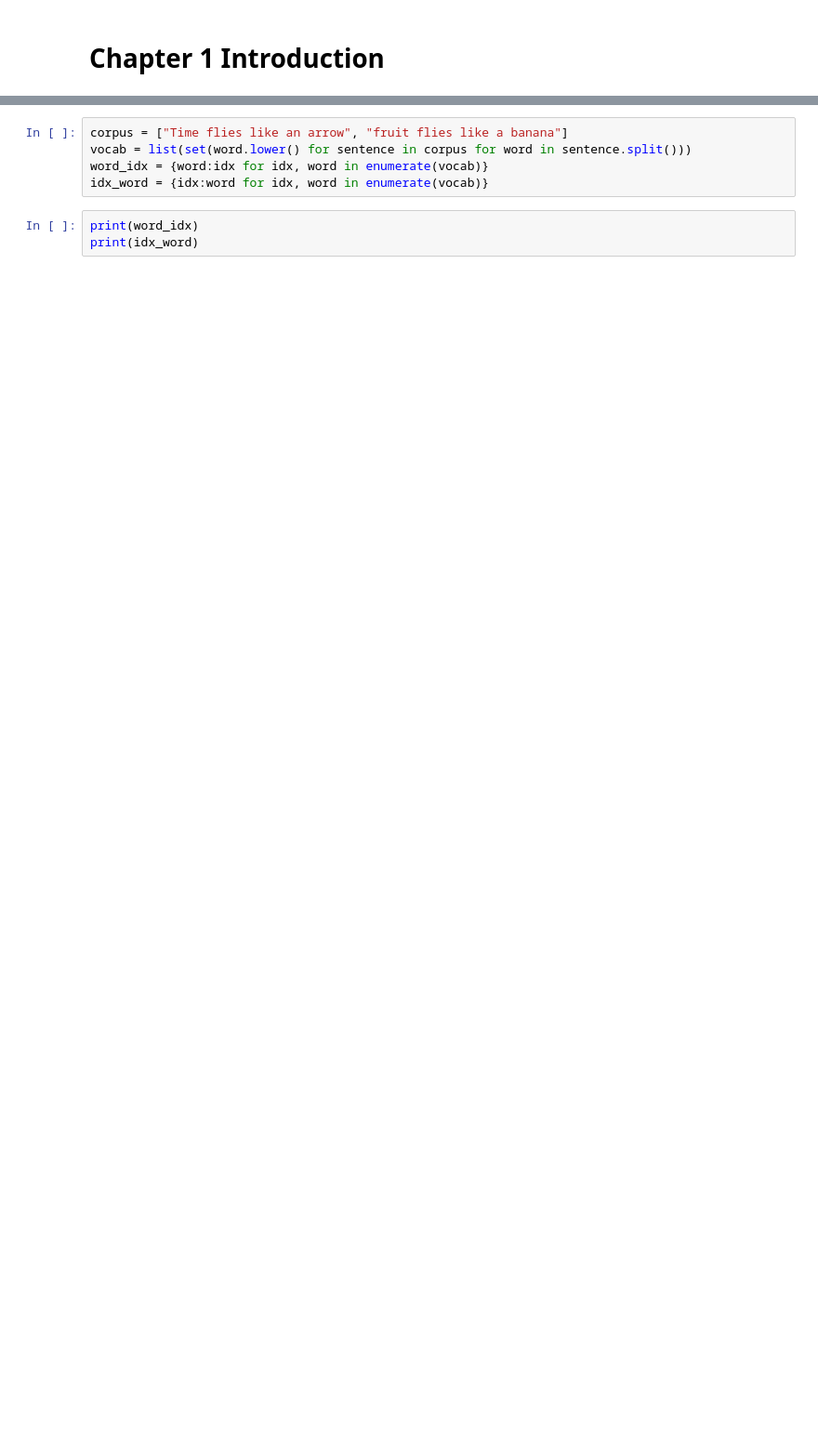
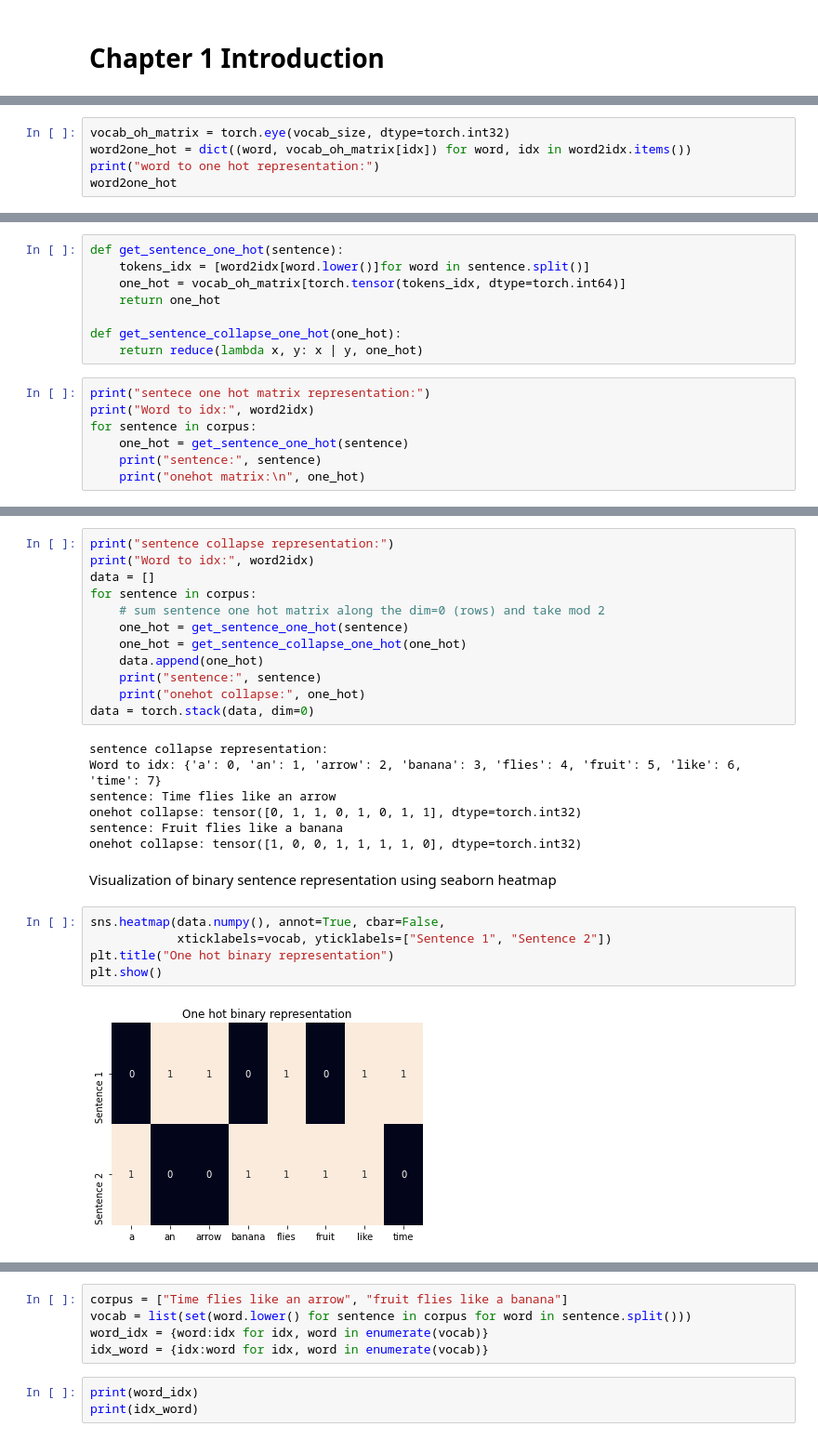
Before and after one commit to ManuLasker/nlp-with-pytorch, a Jupyter notebook: chapter_1/Introduction.ipynb, the cells around one changed output, grey strips where cells are left out. Shown at 93% size. Saved outputs shown, nothing was run; the diff lists cells and outputs as text; blank space fills up the shorter version.

```diff
--- a/chapter_1/Introduction.ipynb
+++ b/chapter_1/Introduction.ipynb
@@ -14,0 +50,5 @@ from sklearn.feature_extraction.text import CountVectorizer, TfidfVectorizer
+# %%
+vocab_oh_matrix = torch.eye(vocab_size, dtype=torch.int32)
+word2one_hot = dict((word, vocab_oh_matrix[idx]) for word, idx in word2idx.items())
+print("word to one hot representation:")
+word2one_hot
@@ -14,0 +67,15 @@ from sklearn.feature_extraction.text import CountVectorizer, TfidfVectorizer
+# %%
+def get_sentence_one_hot(sentence):
+    tokens_idx = [word2idx[word.lower()]for word in sentence.split()]
+    one_hot = vocab_oh_matrix[torch.tensor(tokens_idx, dtype=torch.int64)]
+    return one_hot
+
+def get_sentence_collapse_one_hot(one_hot):
+    return reduce(lambda x, y: x | y, one_hot)
+# %%
+print("sentece one hot matrix representation:")
+print("Word to idx:", word2idx)
+for sentence in corpus:
+    one_hot = get_sentence_one_hot(sentence)
+    print("sentence:", sentence)
+    print("onehot matrix:\n", one_hot)
@@ -14,0 +101,28 @@ from sklearn.feature_extraction.text import CountVectorizer, TfidfVectorizer
+# %%
+print("sentence collapse representation:")
+print("Word to idx:", word2idx)
+data = []
+for sentence in corpus:
+    # sum sentence one hot matrix along the dim=0 (rows) and take mod 2
+    one_hot = get_sentence_one_hot(sentence)
+    one_hot = get_sentence_collapse_one_hot(one_hot)
+    data.append(one_hot)
+    print("sentence:", sentence)
+    print("onehot collapse:", one_hot)
+data = torch.stack(data, dim=0)
+# %% [output]
+sentence collapse representation:
+Word to idx: {'a': 0, 'an': 1, 'arrow': 2, 'banana': 3, 'flies': 4, 'fruit': 5, 'like': 6, 'time': 7}
+sentence: Time flies like an arrow
+onehot collapse: tensor([0, 1, 1, 0, 1, 0, 1, 1], dtype=torch.int32)
+sentence: Fruit flies like a banana
+onehot collapse: tensor([1, 0, 0, 1, 1, 1, 1, 0], dtype=torch.int32)
+# %% [markdown]
+Visualization of binary sentence representation using seaborn heatmap
+# %%
+sns.heatmap(data.numpy(), annot=True, cbar=False,
+            xticklabels=vocab, yticklabels=["Sentence 1", "Sentence 2"])
+plt.title("One hot binary representation")
+plt.show()
+# %% [output]
+[figure, added]
```
Also changed, not shown: parts of 42 cells of this notebook, 1 other file.
